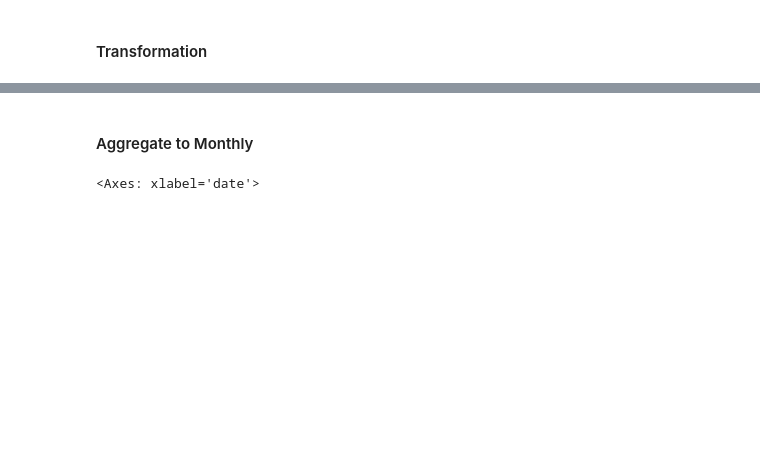
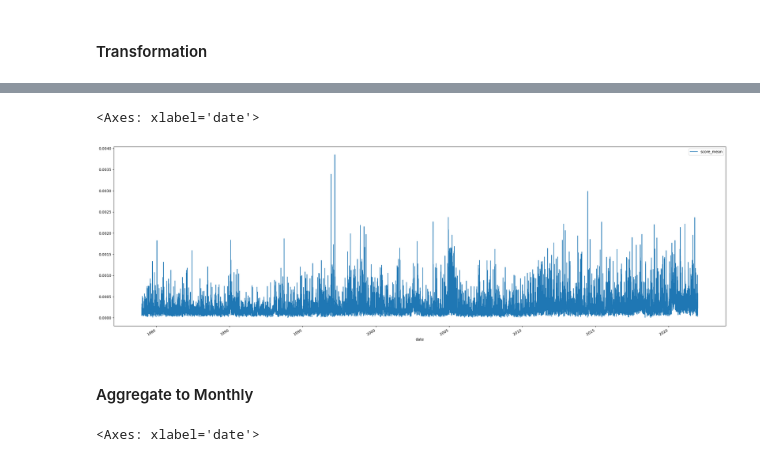
Before and after one commit to jfan1256/fenui, a Jupyter notebook: exec_research/exec_bow/bow.ipynb, the cells around one changed output, grey strips where cells are left out. Saved outputs shown, nothing was run; the diff lists cells and outputs as text; code cells hidden in the pictures; blank space fills up the shorter version.

```diff
--- a/exec_research/exec_bow/bow.ipynb
+++ b/exec_research/exec_bow/bow.ipynb
@@ -312,3 +335,12 @@ index_relu.plot(figsize=(30, 10))
+# %%
+# Square Relu
+sq_relu_cos_sim = np.maximum(cos_sim_filter, 0) ** 2
+sq_relu_cos_sim = sq_relu_cos_sim.mean(axis=1).to_frame('score_mean')
+index_sq_relu = sq_relu_cos_sim.groupby('date').mean()
+index_sq_relu.plot(figsize=(30, 10))
+# %% [output]
+<Axes: xlabel='date'>
+[figure, added]
 # %% [markdown]
 #### Aggregate to Monthly
 # %%
```
Also changed, not shown: parts of 11 cells of this notebook, 2 other files.
